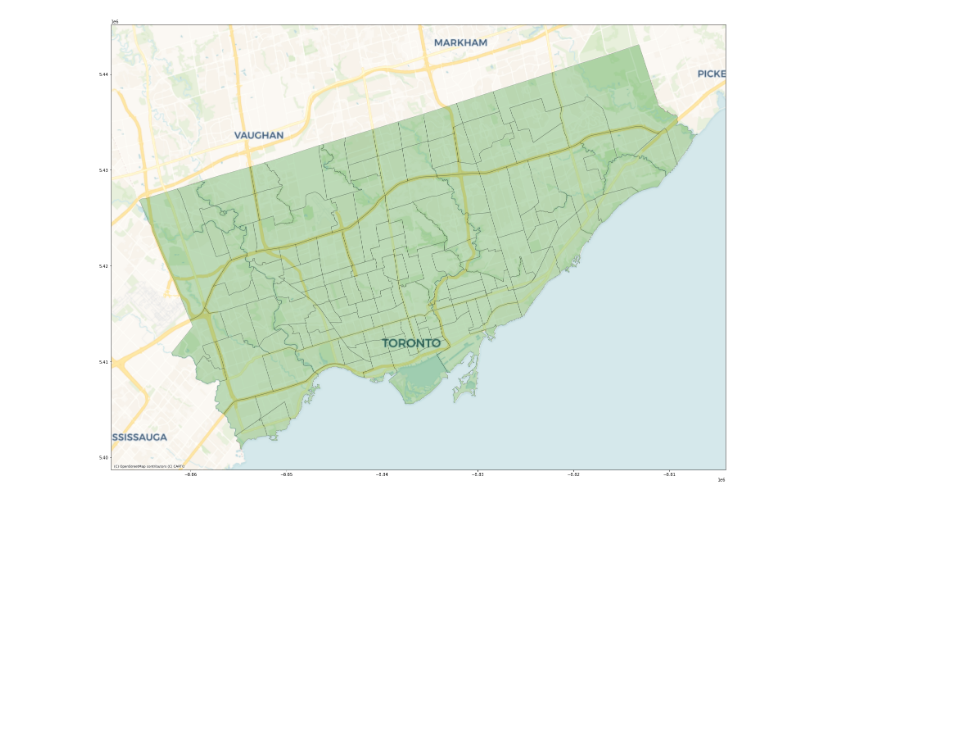
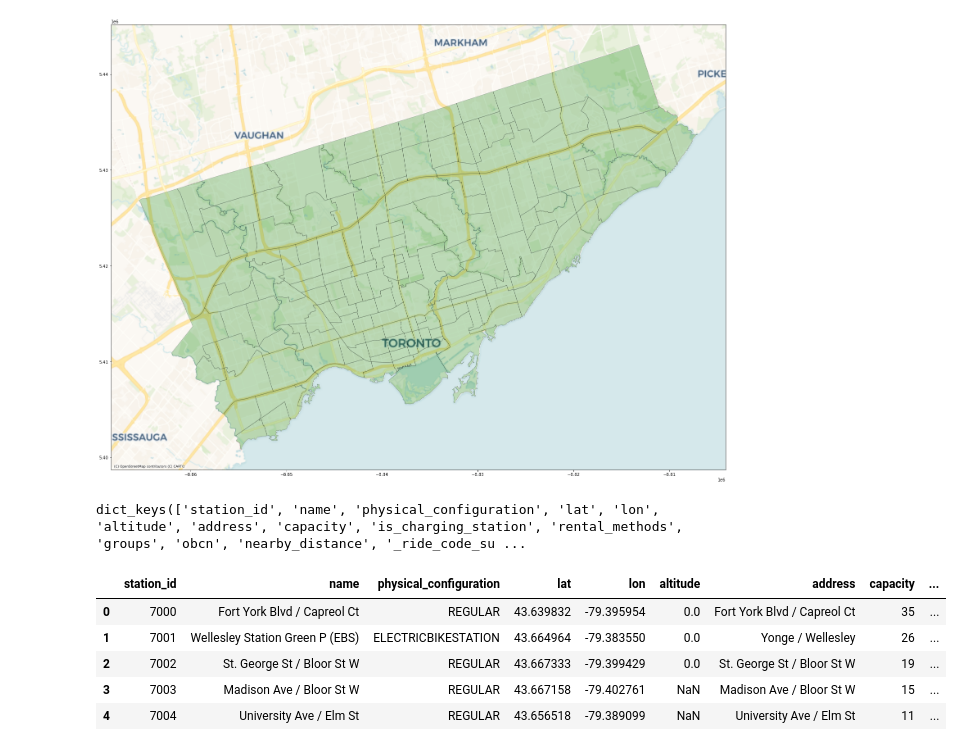
Before and after one commit to smcgibbo/TorontoBike, a Jupyter notebook: Spatial_anaysis.ipynb, the cells around one changed output. Cells and saved outputs as stored; diff of their text form; code cells hidden in the pictures; blank space fills up the shorter version.

```diff
--- a/Spatial_anaysis.ipynb
+++ b/Spatial_anaysis.ipynb
@@ -74,3 +62,20 @@ ax = gdf.plot(figsize=(40,20), color = 'g', alpha = 0.25, edgecolor = 'k')
 cx.add_basemap(ax,zoom = 11, source=cx.providers.CartoDB.Voyager)
 # %% [output]
 [figure]
+# %%
+stations = pd.read_json('https://tor.publicbikesystem.net/ube/gbfs/v1/en/station_information', lines=True)
+stations.head()
+print(stations['data'][0]['stations'][0].keys())
+# %% [output]
+dict_keys(['station_id', 'name', 'physical_configuration', 'lat', 'lon', 'altitude', 'address', 'capacity', 'is_charging_station', 'rental_methods', 'groups', 'obcn', 'nearby_distance', '_ride_code_su ...
+# %%
+s = stations['data'][0]['stations']
+s = pd.DataFrame(s)
+s.head()
+# %% [output]
+|  | station_id | name | physical_configuration | lat | lon | altitude | address | capacity | ... |
+| 0 | 7000 | Fort York Blvd / Capreol Ct | REGULAR | 43.639832 | -79.395954 | 0.0 | Fort York Blvd / Capreol Ct | 35 | ... |
+| 1 | 7001 | Wellesley Station Green P (EBS) | ELECTRICBIKESTATION | 43.664964 | -79.383550 | 0.0 | Yonge / Wellesley | 26 | ... |
+| 2 | 7002 | St. George St / Bloor St W | REGULAR | 43.667333 | -79.399429 | 0.0 | St. George St / Bloor St W | 19 | ... |
+| 3 | 7003 | Madison Ave / Bloor St W | REGULAR | 43.667158 | -79.402761 | NaN | Madison Ave / Bloor St W | 15 | ... |
+| 4 | 7004 | University Ave / Elm St | REGULAR | 43.656518 | -79.389099 | NaN | University Ave / Elm St | 11 | ... |
```
Also changed, not shown: parts of 5 cells of this notebook.
